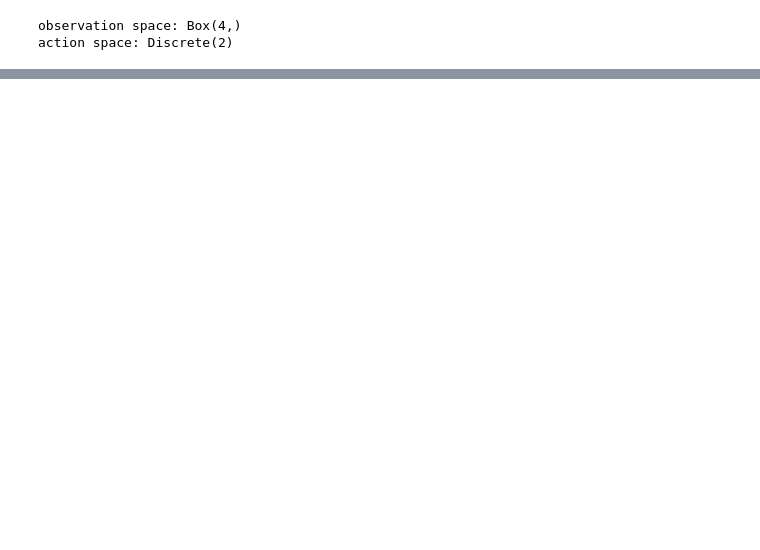
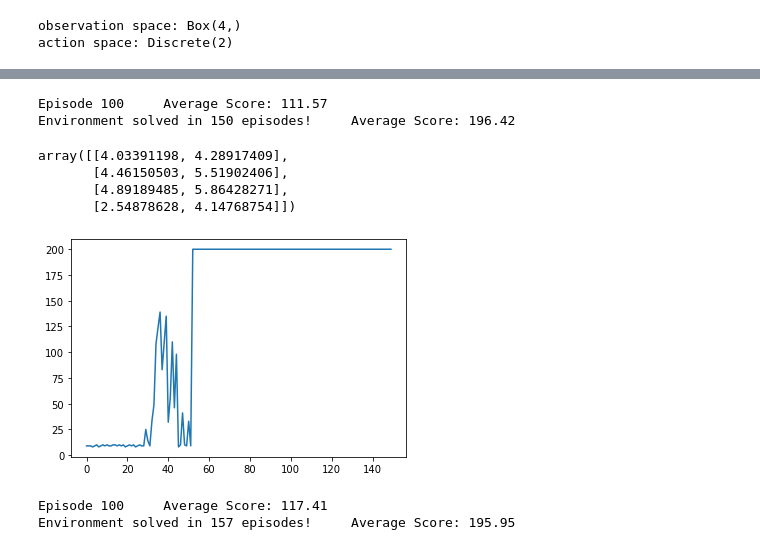
Before and after one commit to andrefmsmith/amsRL_openAIgym, a Jupyter notebook: CodeBlog_Cartpole_Policy.ipynb, the cells around one changed output, grey strips where cells are left out. Cells and saved outputs as stored; diff of their text form; code cells hidden in the pictures; blank space fills up the shorter version.

```diff
--- a/CodeBlog_Cartpole_Policy.ipynb
+++ b/CodeBlog_Cartpole_Policy.ipynb
@@ -133 +145,16 @@ print(pop)
+# %%
+policy = PolicyNet(pop_size=50)
+scores_steepest = steepest_hill_climbing(policy)
+# %% [output]
+Episode 100     Average Score: 111.57
+Environment solved in 150 episodes!     Average Score: 196.42
+# %%
+plt.plot(scores_steepest)
+policy.w
+# %% [output]
+array([[4.03391198, 4.28917409],
+       [4.46150503, 5.51902406],
+       [4.89189485, 5.86428271],
+       [2.54878628, 4.14768754]])
+[figure, added]
 # %%
@@ -154,0 +234,6 @@ policy_net.w
+# %%
+policy = PolicyNet(pop_size=100)
+scores_steepest = steepest_hill_climbing_topk(policy, topk=10)
+# %% [output]
+Episode 100     Average Score: 117.41
+Environment solved in 157 episodes!     Average Score: 195.95
```
Also changed, not shown: parts of 16 cells of this notebook.
